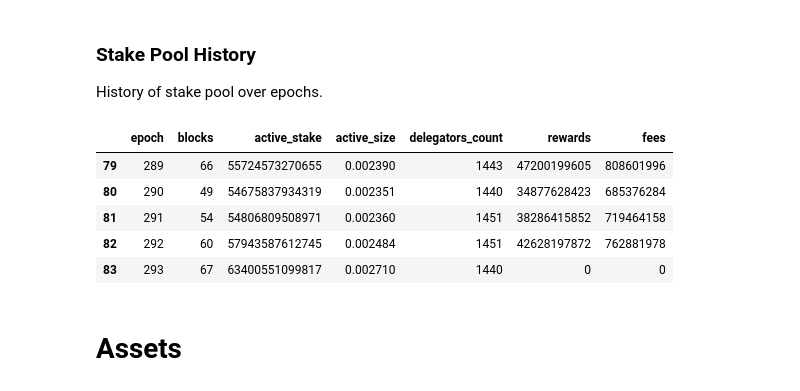
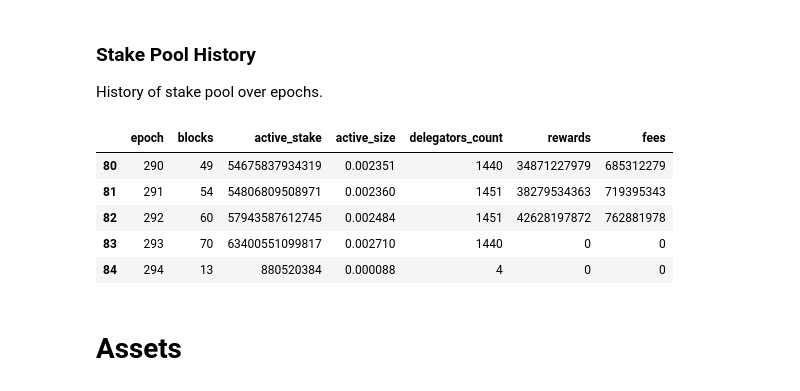
Before and after one commit to attadje/py-cardano-explorer, a Jupyter notebook: jupyter_notebooks/readme.ipynb, the cells around one changed output. Cells and saved outputs as stored; diff of their text form; code cells hidden in the pictures.

```diff
--- a/jupyter_notebooks/readme.ipynb
+++ b/jupyter_notebooks/readme.ipynb
@@ -417,15 +417,15 @@ History of stake pool over epochs.
 # %%
 cardano_mainnet.stake_pool_history(pool_id)
 #or
 cardano_mainnet.stake_pool_history(pool_id,
-                                   pandas=True) # Optional: Return a pandas dataframe
+                                   pandas=True).tail() # Optional: Return a pandas dataframe
 # %% [output]
 |  | epoch | blocks | active_stake | active_size | delegators_count | rewards | fees |
-| 79 | 289 | 66 | 55724573270655 | 0.002390 | 1443 | 47200199605 | 808601996 |
-| 80 | 290 | 49 | 54675837934319 | 0.002351 | 1440 | 34877628423 | 685376284 |
-| 81 | 291 | 54 | 54806809508971 | 0.002360 | 1451 | 38286415852 | 719464158 |
+| 80 | 290 | 49 | 54675837934319 | 0.002351 | 1440 | 34871227979 | 685312279 |
+| 81 | 291 | 54 | 54806809508971 | 0.002360 | 1451 | 38279534363 | 719395343 |
 | 82 | 292 | 60 | 57943587612745 | 0.002484 | 1451 | 42628197872 | 762881978 |
-| 83 | 293 | 67 | 63400551099817 | 0.002710 | 1440 | 0 | 0 |
+| 83 | 293 | 70 | 63400551099817 | 0.002710 | 1440 | 0 | 0 |
+| 84 | 294 | 13 | 880520384 | 0.000088 | 4 | 0 | 0 |
 # %% [markdown]
 # Assets
 # %% [markdown]
```
Also changed, not shown: parts of 1 cell of this notebook, 2 other files.
